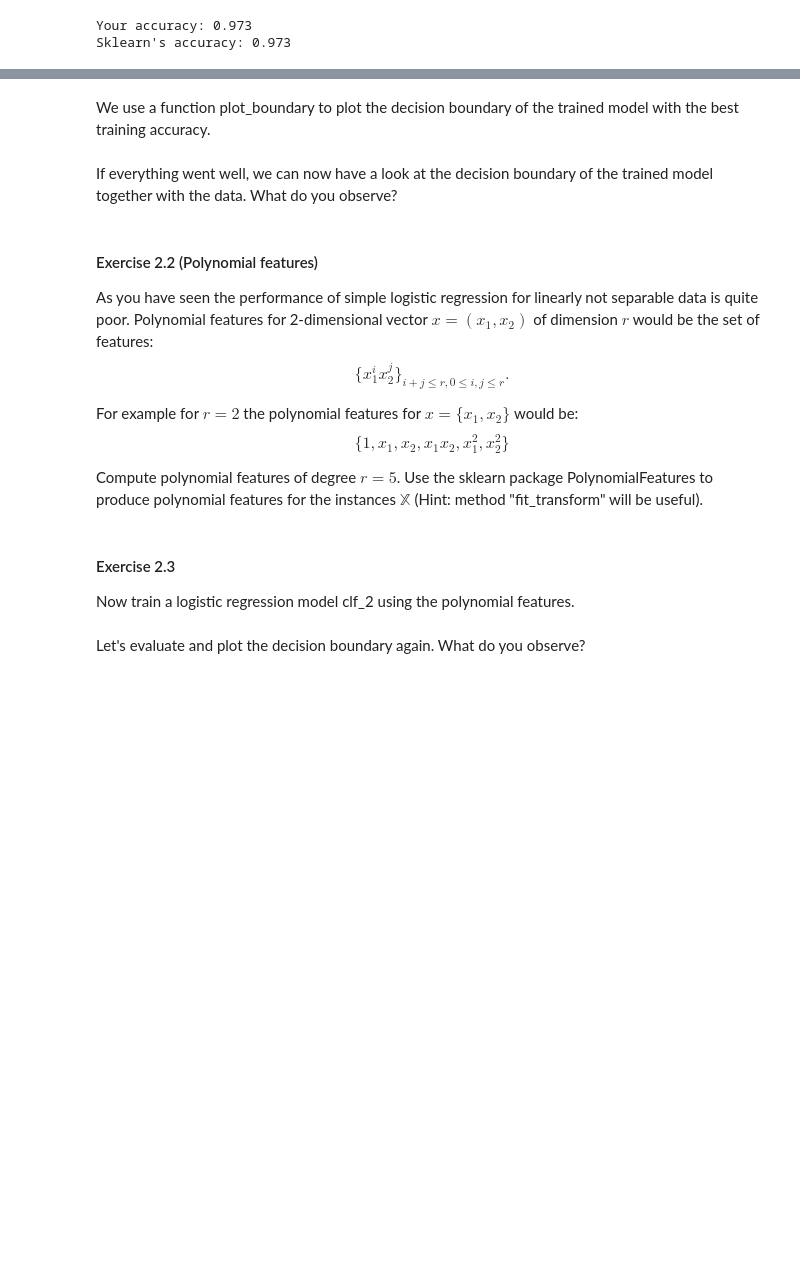
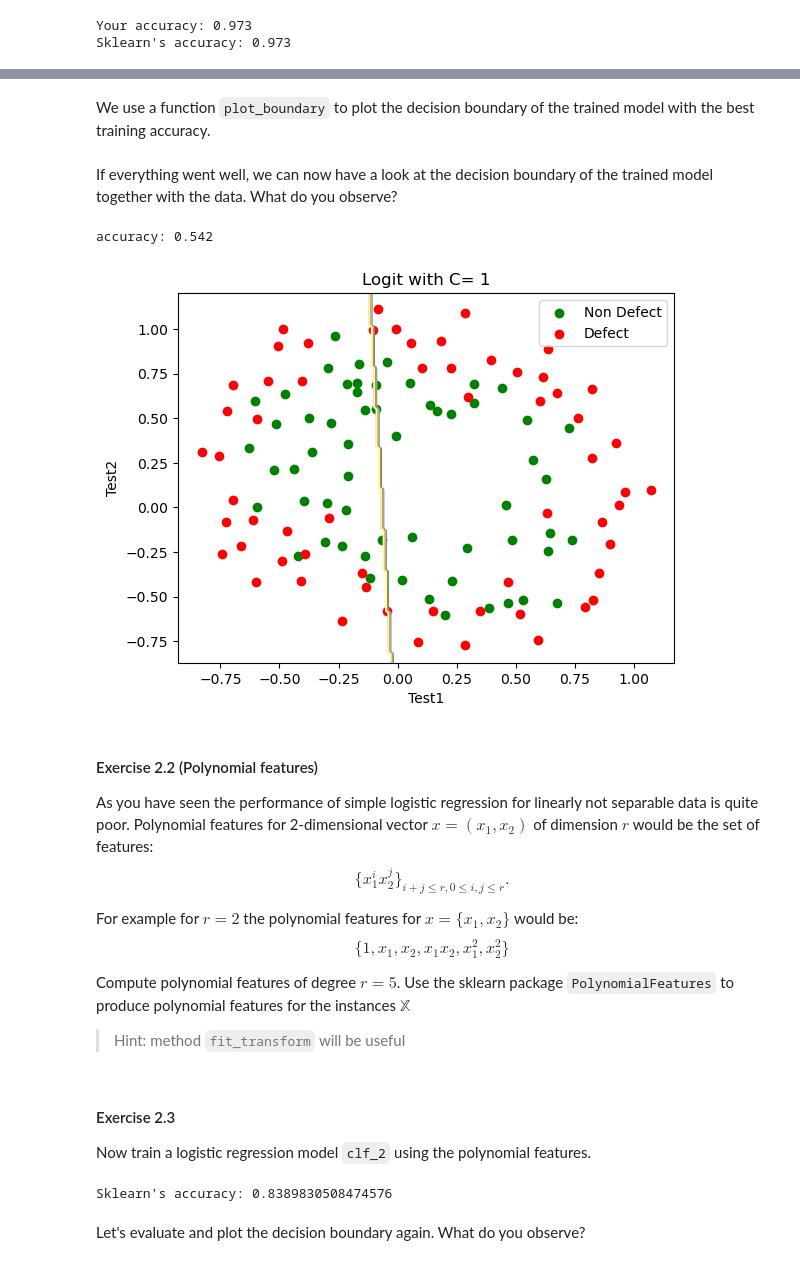
Before and after one commit to christiang7/Maschinelles-Lernen-I, a Jupyter notebook: Lab11_Logistic_Regression/Lab11_LogisticRegression.ipynb, the cells around one changed output, grey strips where cells are left out. Drawn from its saved outputs; the diff is of its cells as text; code cells hidden in the pictures; blank space fills up the shorter version.

```diff
--- a/Lab11_Logistic_Regression/Lab11_LogisticRegression.ipynb
+++ b/Lab11_Logistic_Regression/Lab11_LogisticRegression.ipynb
@@ -280,0 +295,11 @@ from sklearn.linear_model import LogisticRegression
+# %%
+####################
+# INSERT CODE HERE #
+####################
+from sklearn.linear_model import LogisticRegression
+
+for i in [0.001, 0.01, 0.1, 1,10,  100, 1000]:
+    clf = LogisticRegression(C=i)
+    clf.fit(X, y)
+    preds = clf.predict(X)
+    print ('Sklearn\'s accuracy: {0}'.format(clf.score(X, y)))
@@ -281,5 +314,5 @@ from sklearn.linear_model import LogisticRegression
 # %% [markdown]
-We use a function plot_boundary to plot the decision boundary of the trained model with the best training accuracy.
+We use a function `plot_boundary` to plot the decision boundary of the trained model with the best training accuracy.
 # %%
 def plot_boundary(clf, X, y, grid_step=.01, poly_featurizer=None):
     # clf: trained model
@@ -299,20 +332,23 @@ def plot_boundary(clf, X, y, grid_step=.01, poly_featurizer=None):
 # %% [markdown]
 If everything went well, we can now have a look at the decision boundary of the trained model together with the data. What do you observe?
 # %%
-BestC=??? #Modify
+BestC=1 #Modify
 clf = LogisticRegression(C=BestC, n_jobs=-1,)
 clf.fit(X, y)
 
 plot_boundary(clf, X, y, grid_step=.01)
 
 plt.scatter(X[y == 1, 0], X[y == 1, 1], c='green', label='Non Defect')
 plt.scatter(X[y == -1, 0], X[y == -1, 1], c='red', label='Defect')
 plt.xlabel("Test1")
 plt.ylabel("Test2")
 plt.title('Logit with C= {}'.format(BestC))
 plt.legend();
 
 print("accuracy:", round(clf.score(X, y), 3))
+# %% [output]
+accuracy: 0.542
+[figure, added]
 # %% [markdown]
 #### Exercise 2.2 (Polynomial features)
 
@@ -322,7 +358,9 @@ $$\{x_{1}^{i}x_{2}^{j}\}_{i+j\leq r, 0 \leq i,j \leq r}.$$
 For example for $r=2$ the polynomial features for $x=\{x_{1},x_{2}\}$ would be:
 $$\{1,x_{1},x_{2},x_{1}x_{2},x_{1}^{2},x_{2}^{2}\}$$
 
-Compute polynomial features of degree $r=5$. Use the sklearn package PolynomialFeatures to produce polynomial features for the instances $\mathbb{X}$ (Hint: method "fit_transform" will be useful).
+Compute polynomial features of degree $r=5$. Use the sklearn package `PolynomialFeatures` to produce polynomial features for the instances $\mathbb{X}$
+
+> Hint: method `fit_transform` will be useful
 # %%
 from sklearn.preprocessing import PolynomialFeatures
 
@@ -334,7 +376,7 @@ from sklearn.preprocessing import PolynomialFeatures
 # %% [markdown]
 #### Exercise 2.3
 
-Now train a logistic regression model clf_2 using the polynomial features.
+Now train a logistic regression model `clf_2` using the polynomial features.
 # %%
 ####################
 # INSERT CODE HERE #
@@ -342,6 +384,13 @@ Now train a logistic regression model clf_2 using the polynomial features.
 
 # C =
 # clf_2 = #Note: use the variable C
+C=1
+clf_2 = LogisticRegression(C=C, multi_class='ovr')
+clf_2.fit(X_poly, y)
+preds = clf_2.predict(X_poly)
+print ('Sklearn\'s accuracy: {0}'.format(clf_2.score(X_poly, y)))
+# %% [output]
+Sklearn's accuracy: 0.8389830508474576
 # %% [markdown]
 Let's evaluate and plot the decision boundary again. What do you observe?
 # %%
```
Also changed, not shown: parts of 23 cells of this notebook, 3 other files.
